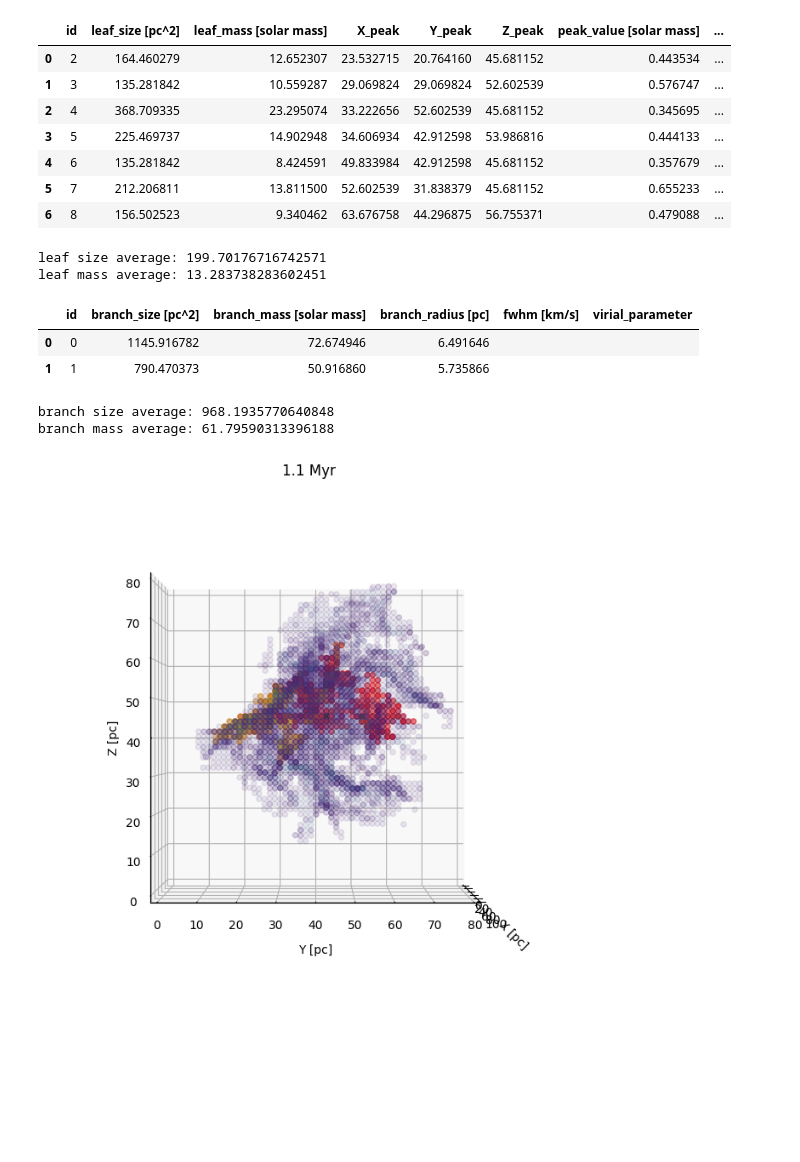
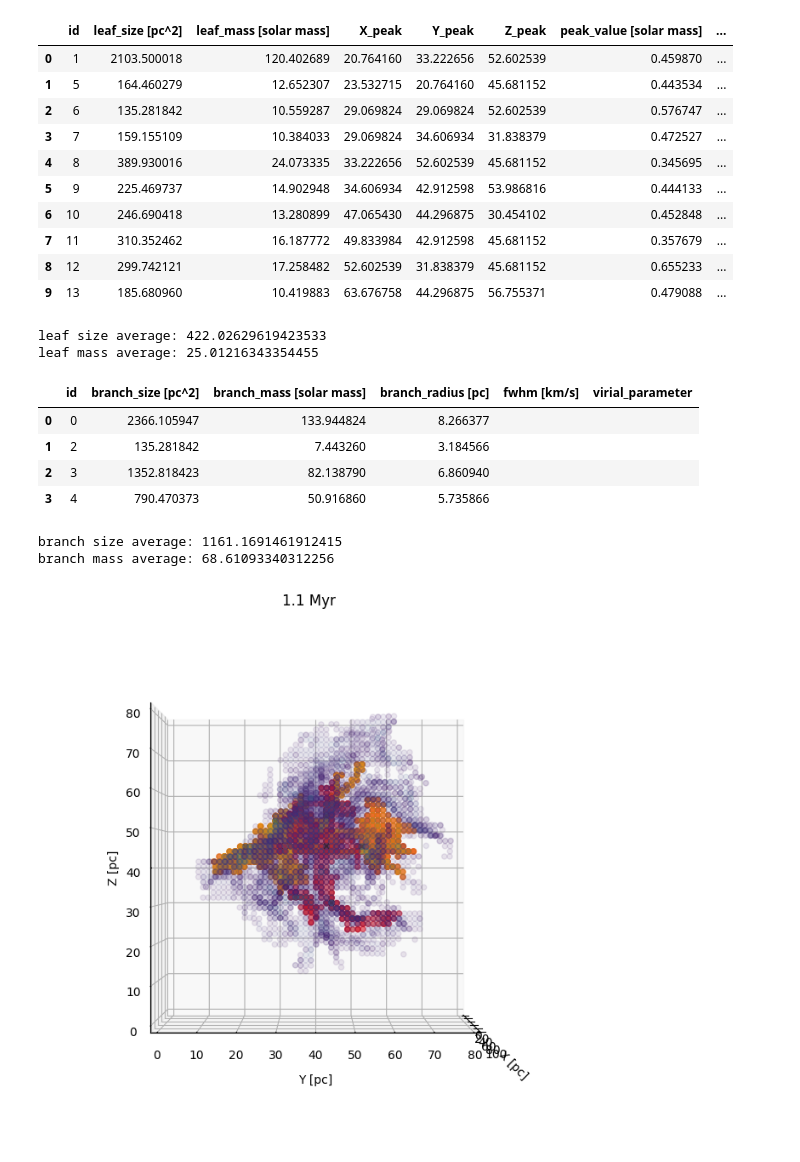
Before and after one commit to kotora260/StarGen, a Jupyter notebook: analysis_mass_ppp/dendro3D_1000.ipynb, the cells around one changed output. Drawn from its saved outputs; the diff is of its cells as text; code cells hidden in the pictures; blank space fills up the shorter version.

```diff
--- a/analysis_mass_ppp/dendro3D_1000.ipynb
+++ b/analysis_mass_ppp/dendro3D_1000.ipynb
@@ -83,8 +104,8 @@ Z = ax.set_zlabel('Z [pc]', labelpad=4)
 # %%
 # compute dendrogram
 
-min_value = 0.1
-min_delta = 0.01
+min_value = 5 * np.std(m)
+min_delta = np.std(m)
 min_npix = 50
 
 dendro = Dendrogram.compute(m, min_value=min_value, min_delta=min_delta, min_npix=min_npix)
@@ -168,55 +189,60 @@ print('branch mass average:', branch_mass_ave)
 #print('branch virial parameter average:', branch_vir_ave)
 # %% [output]
 |  | id | leaf_size [pc^2] | leaf_mass [solar mass] | X_peak | Y_peak | Z_peak | peak_value [solar mass] | ... |
-| 0 | 2 | 164.460279 | 12.652307 | 23.532715 | 20.764160 | 45.681152 | 0.443534 | ... |
-| 1 | 3 | 135.281842 | 10.559287 | 29.069824 | 29.069824 | 52.602539 | 0.576747 | ... |
-| 2 | 4 | 368.709335 | 23.295074 | 33.222656 | 52.602539 | 45.681152 | 0.345695 | ... |
-| 3 | 5 | 225.469737 | 14.902948 | 34.606934 | 42.912598 | 53.986816 | 0.444133 | ... |
-| 4 | 6 | 135.281842 | 8.424591 | 49.833984 | 42.912598 | 45.681152 | 0.357679 | ... |
-| 5 | 7 | 212.206811 | 13.811500 | 52.602539 | 31.838379 | 45.681152 | 0.655233 | ... |
-| 6 | 8 | 156.502523 | 9.340462 | 63.676758 | 44.296875 | 56.755371 | 0.479088 | ... |
+| 0 | 1 | 2103.500018 | 120.402689 | 20.764160 | 33.222656 | 52.602539 | 0.459870 | ... |
+| 1 | 5 | 164.460279 | 12.652307 | 23.532715 | 20.764160 | 45.681152 | 0.443534 | ... |
+| 2 | 6 | 135.281842 | 10.559287 | 29.069824 | 29.069824 | 52.602539 | 0.576747 | ... |
+| 3 | 7 | 159.155109 | 10.384033 | 29.069824 | 34.606934 | 31.838379 | 0.472527 | ... |
+| 4 | 8 | 389.930016 | 24.073335 | 33.222656 | 52.602539 | 45.681152 | 0.345695 | ... |
+| 5 | 9 | 225.469737 | 14.902948 | 34.606934 | 42.912598 | 53.986816 | 0.444133 | ... |
+| 6 | 10 | 246.690418 | 13.280899 | 47.065430 | 44.296875 | 30.454102 | 0.452848 | ... |
+| 7 | 11 | 310.352462 | 16.187772 | 49.833984 | 42.912598 | 45.681152 | 0.357679 | ... |
+| 8 | 12 | 299.742121 | 17.258482 | 52.602539 | 31.838379 | 45.681152 | 0.655233 | ... |
+| 9 | 13 | 185.680960 | 10.419883 | 63.676758 | 44.296875 | 56.755371 | 0.479088 | ... |
-leaf size average: 199.70176716742571
-leaf mass average: 13.283738283602451
+leaf size average: 422.02629619423533
+leaf mass average: 25.01216343354455
 |  | id | branch_size [pc^2] | branch_mass [solar mass] | branch_radius [pc] | fwhm [km/s] | virial_parameter |
-| 0 | 0 | 1145.916782 | 72.674946 | 6.491646 |  |  |
-| 1 | 1 | 790.470373 | 50.916860 | 5.735866 |  |  |
+| 0 | 0 | 2366.105947 | 133.944824 | 8.266377 |  |  |
+| 1 | 2 | 135.281842 | 7.443260 | 3.184566 |  |  |
+| 2 | 3 | 1352.818423 | 82.138790 | 6.860940 |  |  |
+| 3 | 4 | 790.470373 | 50.916860 | 5.735866 |  |  |
-branch size average: 968.1935770640848
-branch mass average: 61.79590313396188
+branch size average: 1161.1691461912415
+branch mass average: 68.61093340312256
 # %%
 # plot the contour
 
 fig = plt.figure(figsize=(10, 8))
 ax = fig.add_subplot(111, projection='3d')
 ax.set_box_aspect((1,1,1))
 
 for i, structure_index in enumerate(leaf_indices):
     structure = dendro[structure_index]
     mask = structure.get_mask()
     indices = np.where(mask)
     ax.scatter(indices[0] * hx, indices[2] * hy, indices[1] * hz, color='red', alpha=0.5)
 for j, structure_index in enumerate(branch_indices):
     structure = dendro[structure_index]
     mask = structure.get_mask()
     indices = np.where(mask)
-    ax.scatter(indices[0] * hx, indices[2] * hy, indices[1] * hz, color='orange', alpha=0.3)
+    ax.scatter(indices[0] * hx, indices[2] * hy, indices[1] * hz, color='orange', alpha=0.5)
 
 ax.scatter(leaf_feature['X_peak'], leaf_feature['Y_peak'], leaf_feature['Z_peak'], marker='x', color='black')
 
 scatter = ax.scatter(x_filtered, z_filtered, y_filtered, c=gas_mass_filtered, cmap=colormap, norm=norm, alpha=0.1)
 
 ax.set_xlim3d(0, 100)
 ax.set_ylim3d(0, 80)
 ax.set_zlim3d(0, 80)
 
 ax.view_init(0, 0)
 
 plt.title("1.1 Myr")
 
 X = ax.set_xlabel('X [pc]', labelpad=10)
 Y = ax.set_ylabel('Y [pc]', labelpad=10)
 Z = ax.set_zlabel('Z [pc]', labelpad=3)
 # %% [output]
-[figure, old version]
+[figure, new version]
 # %%
 # plot by plotly
 
```
Also changed, not shown: parts of 3 cells of this notebook, 2 other files.
